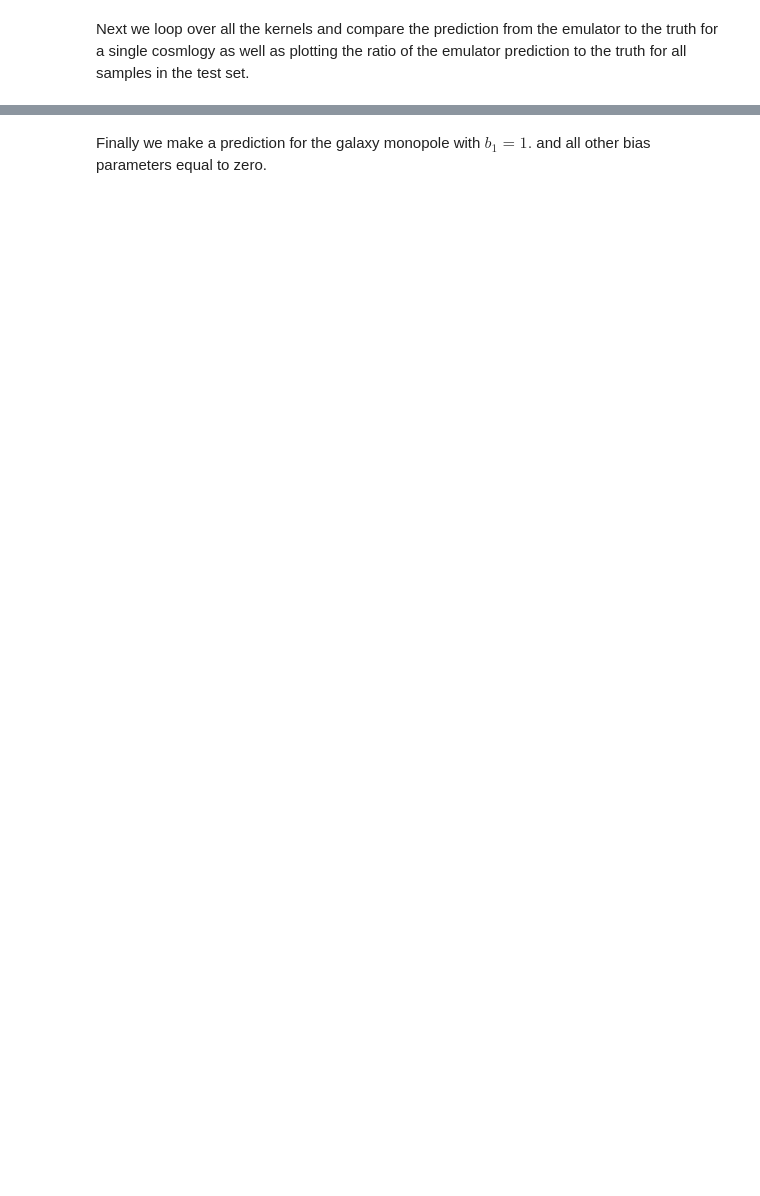
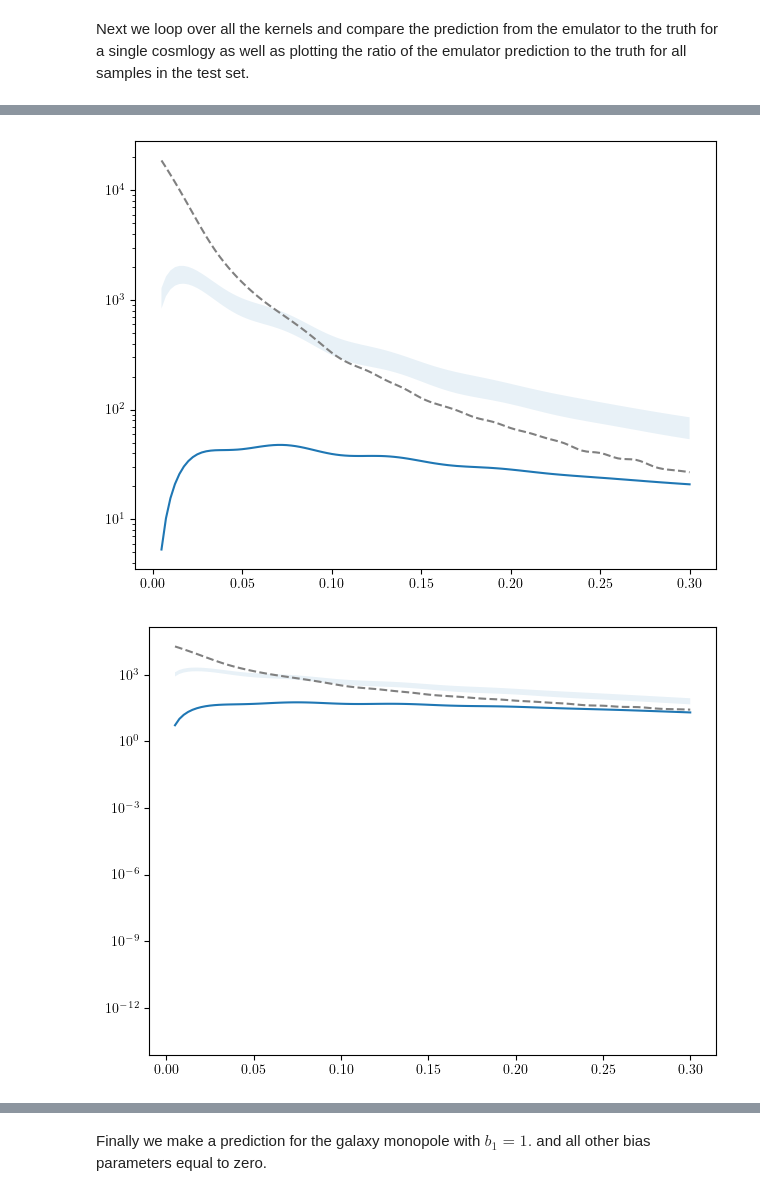
Before and after one commit to ROEcosmology/BICKER, a Jupyter notebook: notebooks/powerspec/test_bicker_power.ipynb, the cells around one changed output, grey strips where cells are left out. Cells and saved outputs as stored; diff of their text form; code cells hidden in the pictures; blank space fills up the shorter version.

```diff
--- a/notebooks/powerspec/test_bicker_power.ipynb
+++ b/notebooks/powerspec/test_bicker_power.ipynb
@@ -40,15 +51,9 @@ print(f"{test_ids.shape[0]} predictions in {time.time()-start} seconds!")
+# %%
+cov = np.load('/home/rneveux/covariance_matrix/cov_FirstGenMocks_EZmock_Cubic_LRG_z0.800_pk0_pk2_pk4.npy', allow_pickle=True).item()
+# %%
+error = [np.sqrt(np.diag(cov['cov'])[i*40:(i+1)*40]) for i in range(3)]
+cov['k']
+fun = [interpolate.interp1d(cov['k']['Pk']['0'], error[i], fill_value="extrapolate", kind="cubic") for i in range(3)]
+error = {j: fun[i](emu[0].kbins) for i,j in enumerate([0,2,4])}
 # %% [markdown]
 Next we loop over all the kernels and compare the prediction from the emulator to the truth for a single cosmlogy as well as plotting the ratio of the emulator prediction to the truth for all samples in the test set.
-# %%
-for i in range(16):
-    fig, ax = plt.subplots(1,2, figsize=(10,5))
-
-    ax[0].plot(emu.kbins, emu.kbins*kernels[0,i,:])
-    ax[0].plot(emu.kbins, emu.kbins*preds[0,i,:], linestyle='--')
-
-    ax[1].plot(emu.kbins, (kernels[:,i,:]/preds[:,i,:]).T, alpha=0.1, color='tab:blue')
-    ax[1].axhline(1., linestyle='--', color='grey')
-    ax[1].set_ylim(0.95, 1.05)
-
-    plt.tight_layout()
-    plt.show()
@@ -68,0 +60,31 @@ for i in range(16):
+# %%
+pole_col_dict = {0: np.arange(16), 2: np.arange(17,28), 4: np.append(np.arange(28,33)[::-1], 16)[::-1],
+                 'extra': np.arange(34,37)}
+
+multi = 4
+
+for i,j in enumerate(pole_col_dict[multi]):
+    #fig, ax = plt.subplots(1,2, figsize=(12,6))
+    mean_norm = np.abs(np.mean((kernels[:,j,:]-preds[multi][:,i,:]), axis=0))
+    std_norm = np.std((kernels[:,j,:]-preds[multi][:,i,:]), axis=0)
+
+    #ax[0].plot(emu[0].kbins, emu[0].kbins*kernels[200,j,:])
+    #ax[0].plot(emu[0].kbins, emu[0].kbins*preds[0][200,i,:], linestyle='--')
+
+    #ax[1].plot(emu[0].kbins, emu[0].kbins*mean_norm) #, alpha=0.1, color='tab:blue')
+    #ax[1].fill_between(emu[0].kbins, mean_norm-std_norm, mean_norm+std_norm, alpha=.1)
+    #ax[1].axhline(0., linestyle='--', color='grey')
+    #ax[1].plot(emu[0].kbins,error[0], linestyle='--', color='grey')
+    plt.plot(emu[multi].kbins, emu[multi].kbins*mean_norm) #, alpha=0.1, color='tab:blue')
+    plt.fill_between(emu[multi].kbins, mean_norm-std_norm, mean_norm+std_norm, alpha=.1)
+    plt.axhline(0., linestyle='--', color='grey')
+    plt.plot(emu[multi].kbins,error[multi], linestyle='--', color='grey')
+    #ax[1].axhline(0., linestyle='--', color='grey')
+    #ax[1].set_ylim(2*np.min(mean_norm-std_norm), 2*np.max(mean_norm+std_norm))
+    plt.yscale('log')
+
+    plt.tight_layout()
+    plt.show()
+# %% [output]
+[figure, added]
+[figure, added]
```
Also changed, not shown: parts of 13 cells of this notebook, 8 other files.
